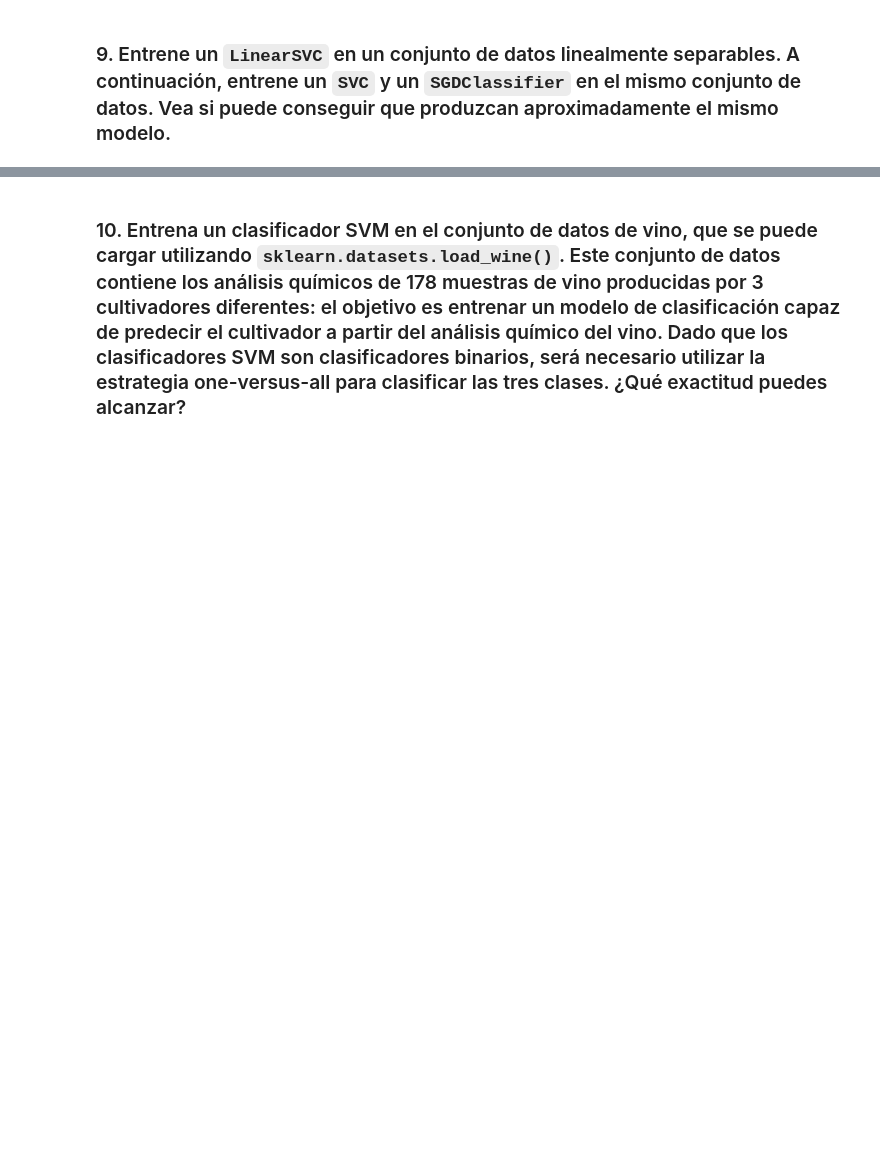
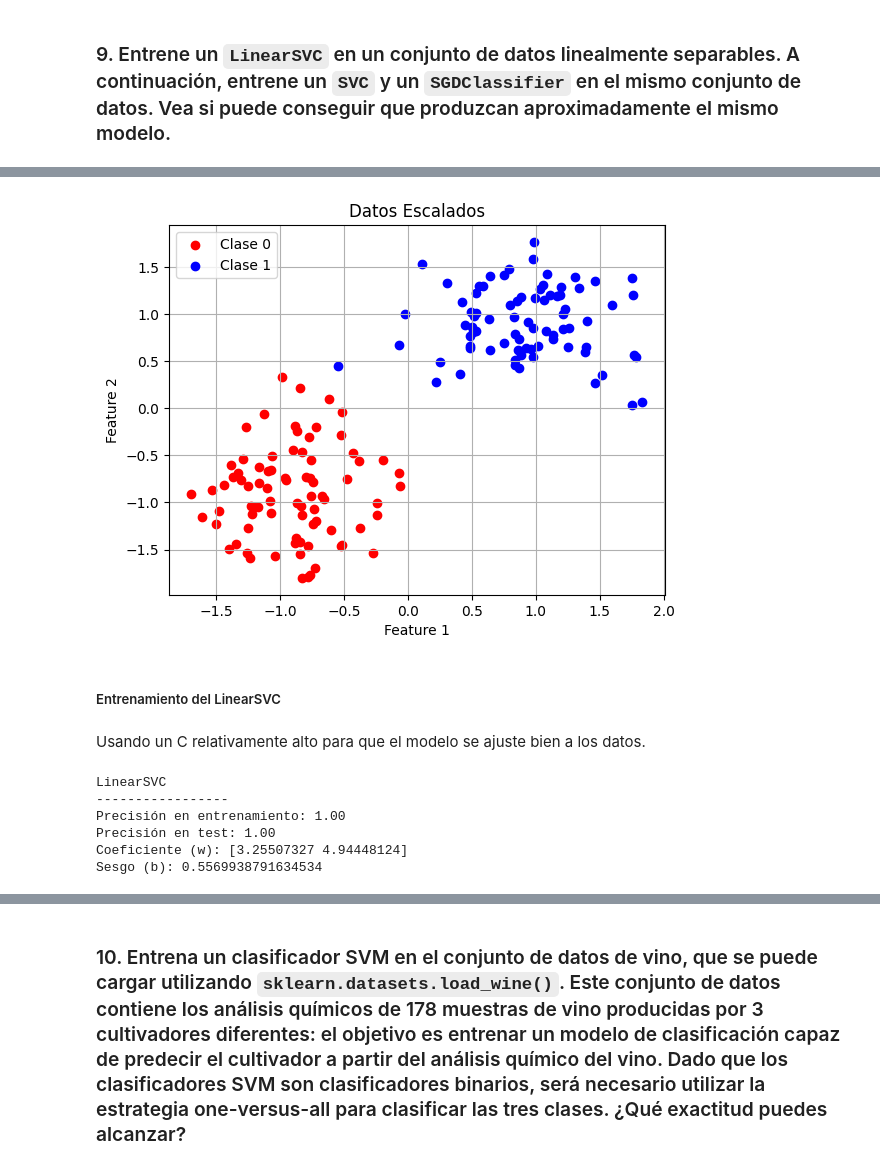
Before and after one commit to hugodidi/muria-machinelearning, a Jupyter notebook: SVM/notebooks/svm_exercises_diazdiazhugo.ipynb, the cells around one changed output, grey strips where cells are left out. Drawn from its saved outputs; the diff is of its cells as text; code cells hidden in the pictures; blank space fills up the shorter version.

```diff
--- a/SVM/notebooks/svm_exercises_diazdiazhugo.ipynb
+++ b/SVM/notebooks/svm_exercises_diazdiazhugo.ipynb
@@ -44,0 +95,49 @@ Sirve para manejar relaciones no lineales sin tener que añadir explícitamente
+# %%
+# Escalado de los datos
+scaler = StandardScaler()
+X_train_scaled = scaler.fit_transform(X_train)
+X_test_scaled = scaler.transform(X_test)
+
+# Representar los datos escalados
+plt.scatter(X_train_scaled[y_train == 0][:, 0], X_train_scaled[y_train == 0][:, 1], color='red', label='Clase 0')
+plt.scatter(X_train_scaled[y_train == 1][:, 0], X_train_scaled[y_train == 1][:, 1], color='blue', label='Clase 1')
+plt.title('Datos Escalados')
+plt.xlabel('Feature 1')
+plt.ylabel('Feature 2')
+plt.legend()
+plt.grid()
+plt.show()
+# %% [output]
+[figure, added]
+# %% [markdown]
+##### Entrenamiento del LinearSVC
+# %% [markdown]
+Usando un C relativamente alto para que el modelo se ajuste bien a los datos.
+# %%
+linear_svc = LinearSVC(
+    C=100.0, # margen más estricto
+    loss='hinge',
+    random_state=42
+    )
+linear_svc.fit(X_train_scaled, y_train)
+
+# Evaluar el modelo
+train_accuracy = linear_svc.score(X_train_scaled, y_train)
+test_accuracy = linear_svc.score(X_test_scaled, y_test)
+
+# Coeficiente y sesgo
+w = linear_svc.coef_[0]
+b = linear_svc.intercept_[0]
+
+print("LinearSVC \n-----------------")
+print(f"Precisión en entrenamiento: {train_accuracy:.2f}")
+print(f"Precisión en test: {test_accuracy:.2f}")
+print(f"Coeficiente (w): {w}")
+print(f"Sesgo (b): {b}")
+# %% [output]
+LinearSVC
+-----------------
+Precisión en entrenamiento: 1.00
+Precisión en test: 1.00
+Coeficiente (w): [3.25507327 4.94448124]
+Sesgo (b): 0.5569938791634534
```
Also changed, not shown: parts of 45 cells of this notebook.
